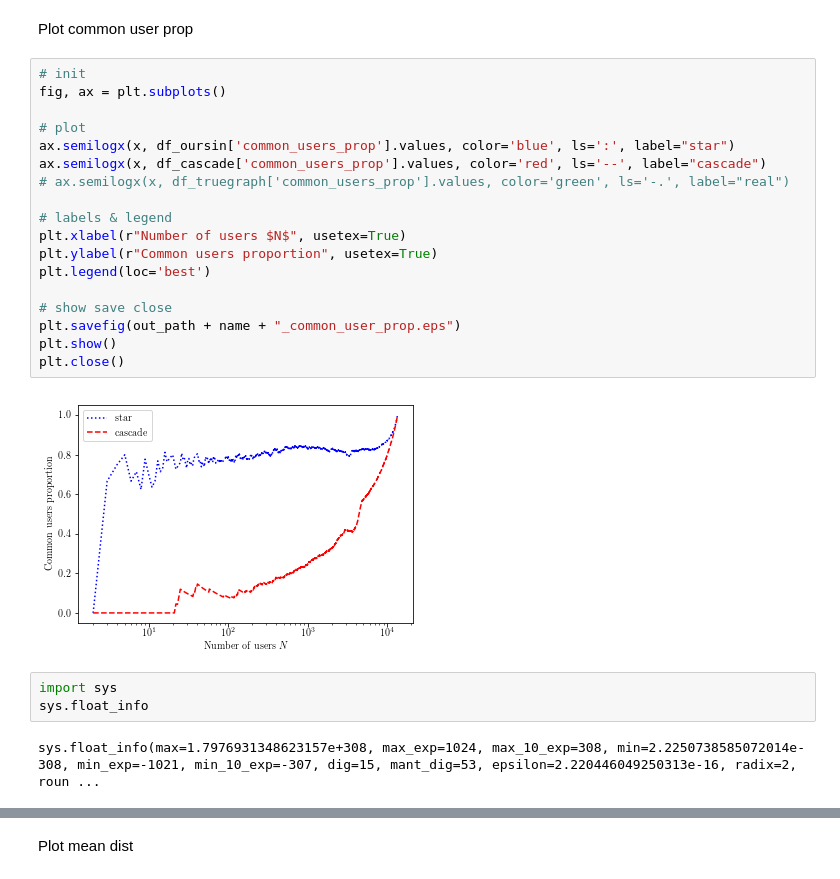
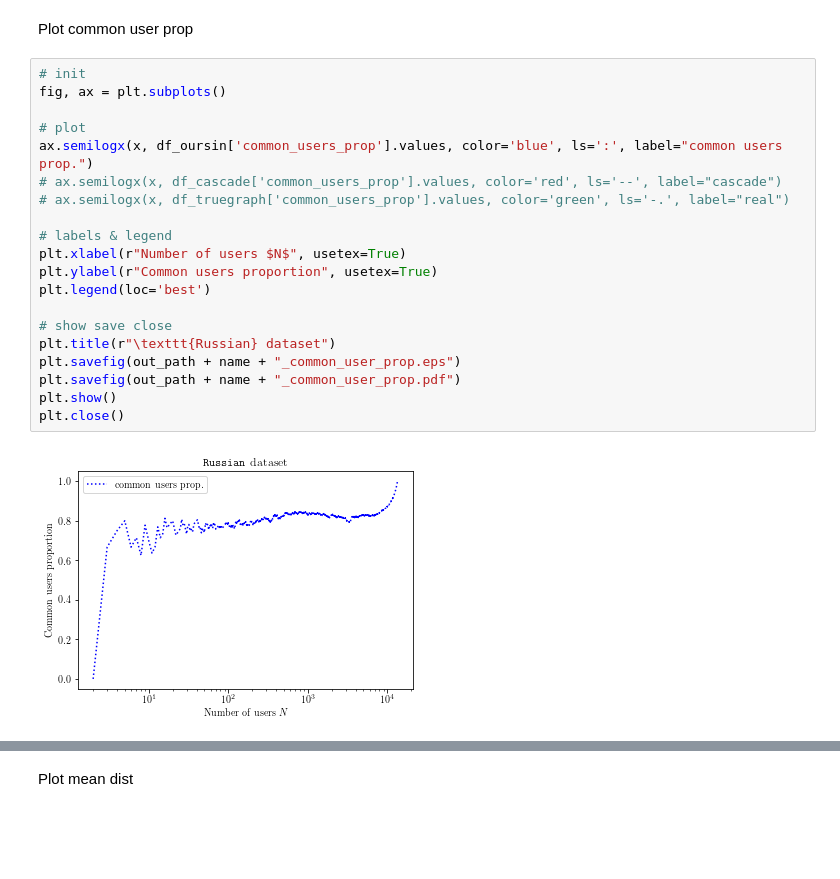
Before and after one commit to yokaiAG/Stage2019, a Jupyter notebook: Code/Journal_plots.ipynb, the cells around one changed output, grey strips where cells are left out. Saved outputs shown, nothing was run; the diff lists cells and outputs as text; blank space fills up the shorter version.

```diff
--- a/Code/Journal_plots.ipynb
+++ b/Code/Journal_plots.ipynb
@@ -53,25 +53,22 @@ Plot common user prop
 # %%
 # init
 fig, ax = plt.subplots()
 
 # plot
-ax.semilogx(x, df_oursin['common_users_prop'].values, color='blue', ls=':', label="star")
-ax.semilogx(x, df_cascade['common_users_prop'].values, color='red', ls='--', label="cascade")
+ax.semilogx(x, df_oursin['common_users_prop'].values, color='blue', ls=':', label="common users prop.")
+# ax.semilogx(x, df_cascade['common_users_prop'].values, color='red', ls='--', label="cascade")
 # ax.semilogx(x, df_truegraph['common_users_prop'].values, color='green', ls='-.', label="real")
 
 # labels & legend
 plt.xlabel(r"Number of users $N$", usetex=True)
 plt.ylabel(r"Common users proportion", usetex=True)
 plt.legend(loc='best')
 
 # show save close
+plt.title(r"\texttt{Russian} dataset")
 plt.savefig(out_path + name + "_common_user_prop.eps")
+plt.savefig(out_path + name + "_common_user_prop.pdf")
 plt.show()
 plt.close()
 # %% [output]
-[figure, old version]
+[figure, new version]
-# %%
-import sys
-sys.float_info
-# %% [output]
-sys.float_info(max=1.7976931348623157e+308, max_exp=1024, max_10_exp=308, min=2.2250738585072014e-308, min_exp=-1021, min_10_exp=-307, dig=15, mant_dig=53, epsilon=2.220446049250313e-16, radix=2, roun ...
```
Also changed, not shown: parts of 8 cells of this notebook, 8 other files.
